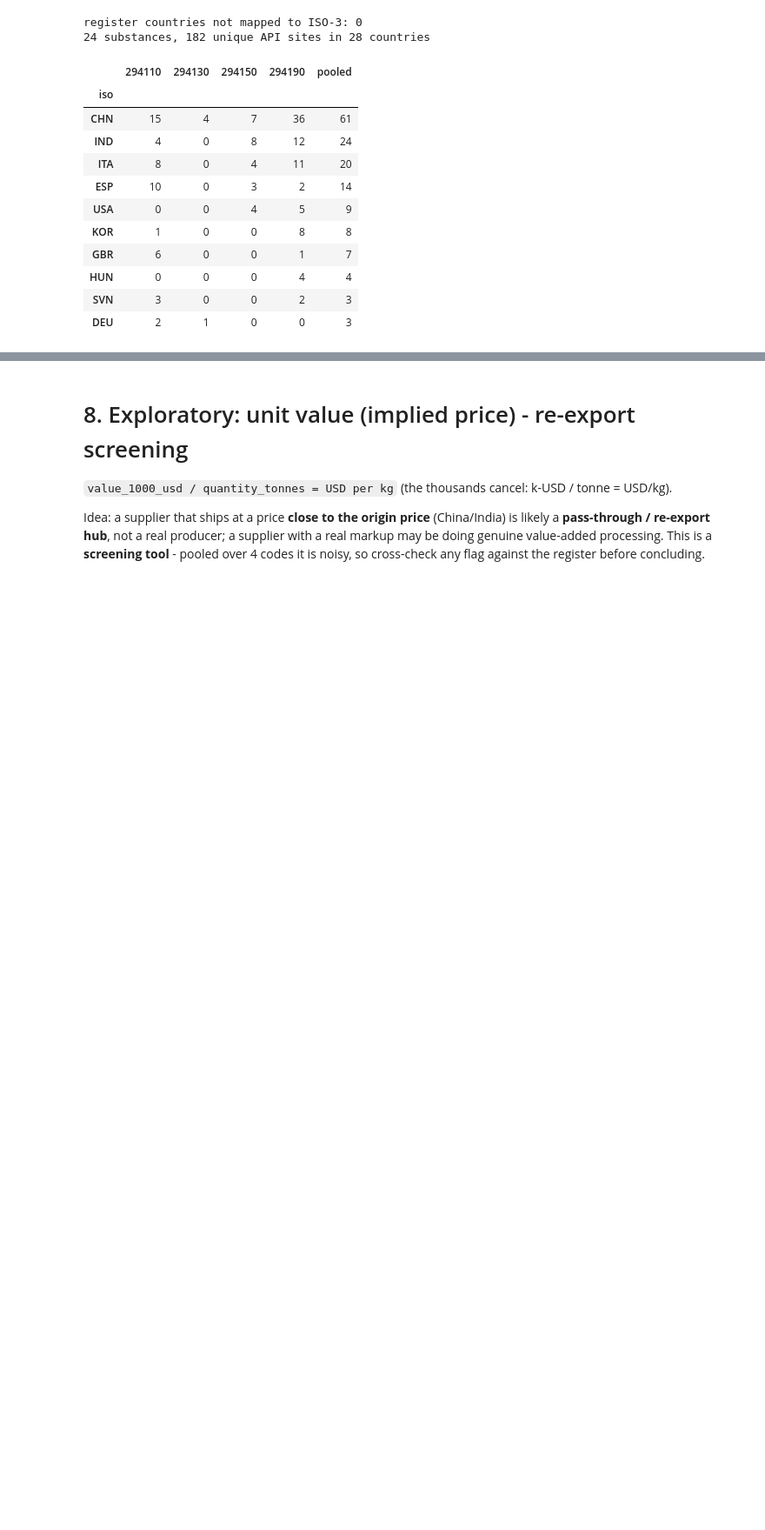
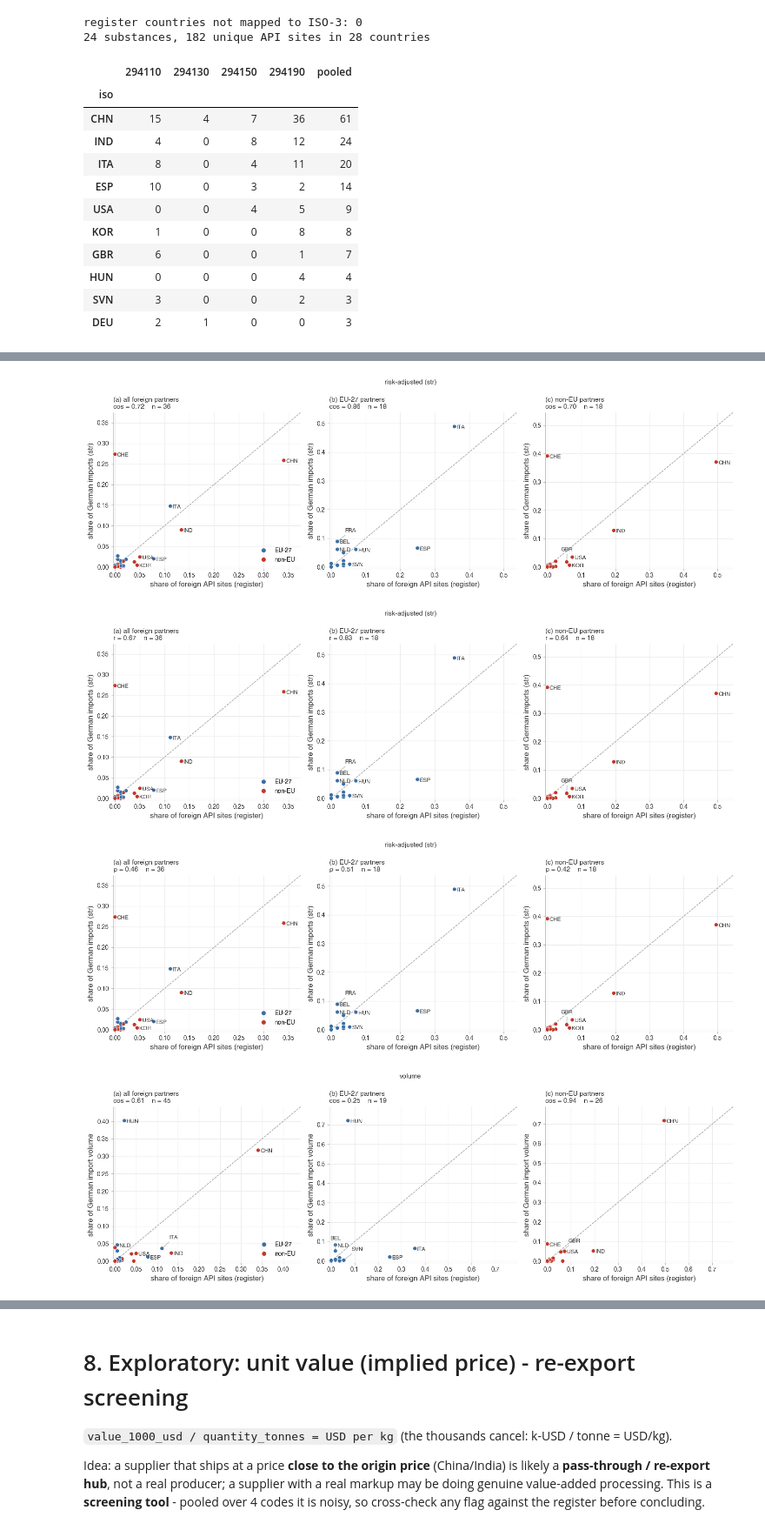
Before and after one commit to elmadervic/MedicationSupply, a Jupyter notebook: scripts/trade/baci_systemic_risk.ipynb, the cells around one changed output, grey strips where cells are left out. Shown at 87% size. Drawn from its saved outputs; the diff is of its cells as text; code cells hidden in the pictures; blank space fills up the shorter version.

```diff
--- a/scripts/trade/baci_systemic_risk.ipynb
+++ b/scripts/trade/baci_systemic_risk.ipynb
@@ -59,6 +61,8 @@ df.head(3)
 # --- setup: shared constants, EU-27 import shares per weight, paper figure style ---
 from pathlib import Path
 import matplotlib.pyplot as plt
+import pyarrow.parquet as pq
+import pyarrow.compute as pc
 from matplotlib.colors import LinearSegmentedColormap
 from matplotlib.lines import Line2D
 from matplotlib.patches import Patch
@@ -69,17 +73,25 @@ EU27_ISO = ['AUT','BEL','BGR','HRV','CYP','CZE','DNK','EST','FIN','FRA','DEU','G
 ISO_NAME = dict(zip(raw.exporter_iso3, raw.exporter_name)) | dict(zip(raw.importer_iso3, raw.importer_name))
 NAME_ISO = {name: iso for iso, name in ISO_NAME.items()}
 
-# EU-27 imports: raw BACI (value, volume)
+# EU-27 imports: raw BACI (value, volume), and str scaled by each importer's import value in the class
 t_eu = raw[raw.importer_iso3.isin(EU27_ISO)].assign(hs=lambda d: d.hs6_code.astype(str))
+flt = (pc.field('year') == 2024) & pc.field('importer').isin(EU27_ISO) & pc.field('hs_code').isin(HS4)
+st_eu = pd.concat([pq.read_table(str(f), columns=['hs_code', 'importer', 'exporter', 'str'], filters=flt).to_pandas()
+                   for f in sorted((DATA / 'sys_risk').glob('*.parquet'))], ignore_index=True)
+imp_val = t_eu.groupby(['importer_iso3', 'hs']).value_1000_usd.sum()
+st_eu['str_flow'] = st_eu['str'] * imp_val.reindex(list(zip(st_eu.importer, st_eu.hs_code))).values
 
 def eu_shares(w):
     # sourcing shares of each EU-27 importer (rows sum to 1), pooled over the 4 classes
-    col = {'value': 'value_1000_usd', 'volume': 'quantity_tonnes'}[w]
-    f = t_eu.groupby(['importer_iso3', 'exporter_iso3'])[col].sum()
+    if w == 'str':
+        f = st_eu.groupby(['importer', 'exporter']).str_flow.sum()
+    else:
+        col = {'value': 'value_1000_usd', 'volume': 'quantity_tonnes'}[w]
+        f = t_eu.groupby(['importer_iso3', 'exporter_iso3'])[col].sum()
     m = f.unstack(fill_value=0)
     return m.div(m.sum(axis=1), axis=0)
 
-W_LAB = {'value': 'value', 'volume': 'volume'}     # also the figure subtitles
+W_LAB = {'value': 'value', 'volume': 'volume', 'str': 'risk-adjusted (str)'}     # also the figure subtitles
 SH_EU = {w: eu_shares(w) for w in W_LAB}
 print('EU-27 importers per weight:', {w: len(s) for w, s in SH_EU.items()})
 
@@ -877,12 +920,21 @@ register countries not mapped to ISO-3: 0
 | SVN | 3 | 0 | 0 | 2 | 3 |
 | DEU | 2 | 1 | 0 | 0 | 3 |
 # %%
-# --- trade vectors: Germany's imports by partner, volume (raw BACI tonnes) ---
+# --- trade vectors: Germany's imports by partner, str (Max/Elma) and volume (raw BACI tonnes) ---
 t = raw[raw.importer_iso3 == 'DEU'].assign(hs=lambda d: d.hs6_code.astype(str))
+
+flt = (pc.field('year') == 2024) & (pc.field('importer') == 'DEU') & pc.field('hs_code').isin(HS4)
+st = pd.concat([pq.read_table(str(f), columns=['hs_code', 'exporter', 'str'], filters=flt).to_pandas()
+                for f in sorted((DATA / 'sys_risk').glob('*.parquet'))], ignore_index=True)
+# str is a share within one class: scale by Germany's import value in that class before pooling
+st['str_flow'] = st['str'] * st.hs_code.map(t.groupby('hs').value_1000_usd.sum())
 
 def trade_vec(hs, weight):
     classes = HS4 if hs == 'pooled' else [hs]
-    v = t[t.hs.isin(classes)].groupby('exporter_iso3').quantity_tonnes.sum()
+    if weight == 'str':
+        v = st[st.hs_code.isin(classes)].groupby('exporter').str_flow.sum()
+    else:
+        v = t[t.hs.isin(classes)].groupby('exporter_iso3').quantity_tonnes.sum()
     return v.drop('DEU', errors='ignore')
 # %%
 # --- cosine similarity, Pearson r and Spearman rho, per class and pooled, for the three partner groups ---
@@ -890,7 +942,7 @@ from scipy.stats import pearsonr, spearmanr
 
 CLASSES = {'294110': 'penicillins', '294130': 'tetracyclines', '294150': 'macrolides',
            '294190': 'other antibiotics', 'pooled': 'all 4 pooled'}
-WEIGHTS = ['volume']
+WEIGHTS = ['str', 'volume']
 GROUPS  = ['all foreign', 'EU-27', 'non-EU']
 MIN_N   = 5
 MEASURES = ['cosine', 'pearson', 'spearman']
@@ -950,35 +1012,40 @@ def place_labels(ax, d, lim, min_share=.04):
 
 M_LAB = {'cosine': 'cosine similarity', 'pearson': 'Pearson r', 'spearman': 'Spearman ρ'}
 M_SHORT = {'cosine': 'cos', 'pearson': 'r', 'spearman': 'ρ'}
-Y_LAB = {'volume': 'share of German import volume'}
+Y_LAB = {'str': 'share of German imports (str)', 'volume': 'share of German import volume'}
 
 def scatter_fig(w, m, sh=None, res=None, ylab=None, xlab='share of foreign API sites (register)',
                 prefix='register_vs_trade'):
     sh, res, ylab = (shares if sh is None else sh), (rt if res is None else res), (Y_LAB if ylab is None else ylab)
     with plt.rc_context(STYLE):
         fig, axes = plt.subplots(1, 3, figsize=(15, 5))
         for ax, g, tag in zip(axes, GROUPS, 'abc'):
             d = sh[w, g, 'pooled']
             r = res[(res.weight == w) & (res.group == g) & (res.cls == 'all 4 pooled')].iloc[0]
             ax.grid(True)
             ax.scatter(d.register, d.trade, s=40, c=np.where(d.index.isin(EU27_ISO), EU_C, NONEU_C),
                        edgecolor='white', linewidth=.5, zorder=3)
             lim = max(d.register.max(), d.trade.max()) * 1.1
             ax.plot([0, lim], [0, lim], ls='--', color='#999999', lw=1)
             ax.set_xlim(-.01 * lim, lim); ax.set_ylim(-.01 * lim, lim)
             place_labels(ax, d, lim)
             ax.set_xlabel(xlab)
             ax.set_ylabel(ylab[w])
             ax.set_title(f'({tag}) {g} partners\n{M_SHORT[m]} = {r[m]:.2f}    n = {r.n}',
                          loc='left', fontsize=11, color='#333333')
         axes[0].legend(handles=[Line2D([], [], ls='', marker='o', color=EU_C, label='EU-27'),
                                 Line2D([], [], ls='', marker='o', color=NONEU_C, label='non-EU')],
                        loc='lower right', fontsize=10)
         plt.tight_layout(rect=(0, 0, 1, .93))
         fig.suptitle(W_LAB[w], **SUB)
         fig.savefig(FIG / f'{prefix}_scatter_{w}_{m}.png', dpi=200, bbox_inches='tight')
         plt.show()
 
 for w in WEIGHTS:
     for m in MEASURES:
         scatter_fig(w, m)
+# %% [output]
+[figure, added]
+[figure, added]
+[figure, added]
+[figure, added]
```
Also changed, not shown: parts of 22 cells of this notebook, 8 other files.
